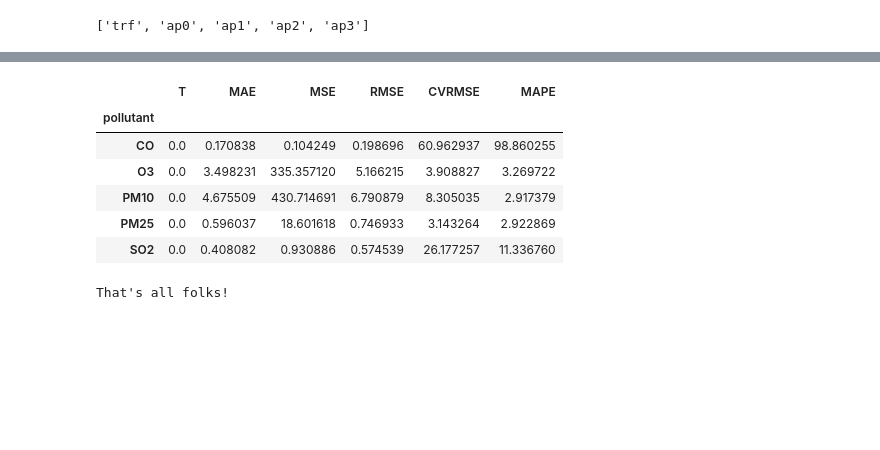
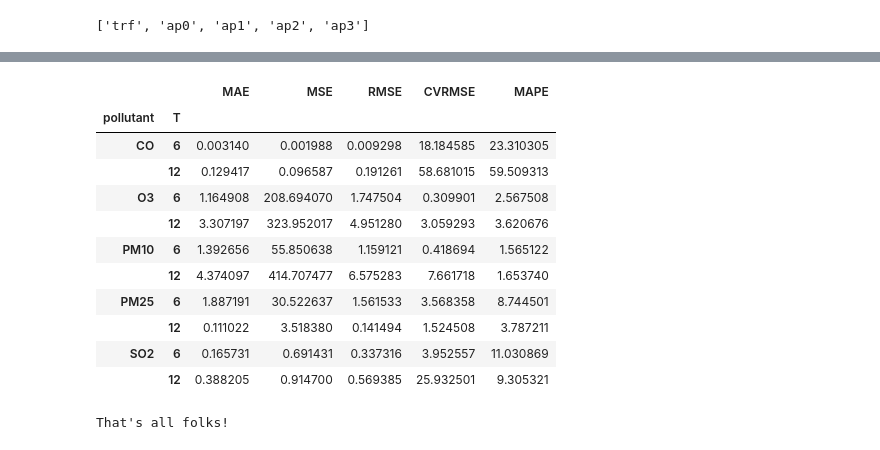
Before and after one commit to fterroso/airpollution_gnn_uca_upct, a Jupyter notebook: 05_analyze_results.ipynb, the cells around one changed output, grey strips where cells are left out. Cells and saved outputs as stored; diff of their text form; code cells hidden in the pictures; blank space fills up the shorter version.

```diff
--- a/05_analyze_results.ipynb
+++ b/05_analyze_results.ipynb
@@ -7,11 +7,12 @@ from sklearn.metrics import mean_squared_error, mean_absolute_error
 
 from airpollution_trf_graph_loader import AirpollutionDatasetLoader
 # %%
-_T= 12 #target time horizon to analyze
+T_lst= [6,12] #target time horizons to analyze
 _city= 'madrid'
+_include_trf= True # include or not traffic data as input
 
-loader= AirpollutionDatasetLoader(_city)
-dataset=loader.get_dataset(T=_T)
+loader= AirpollutionDatasetLoader(_city, _include_trf)
+dataset=loader.get_dataset(T=T_lst[0])
 
 feature_dim= loader.get_feature_dim()
 feature_dim
@@ -92,28 +98,34 @@ def compute_metrics(y_valid, y_hat):
 # %%
 metrics_by_sensors= []
 metrics_by_pollutants= []
-for k in target_nodes:
-    if k != 'trf':
-        y_true_df= y_true_dict[k]
-        y_hat_df= y_hat_dict[k]
+for _T in T_lst:
+    for k in target_nodes:
+        if k != 'trf':
+            y_true_df= y_true_dict['_'.join([str(_T),k])]
+            y_hat_df= y_hat_dict['_'.join([str(_T),k])]
 
-        #Metris by station
-        for i in range(y_true_df.shape[0]):
-            mae, mse, rmse, cvrmse, mape= compute_metrics(y_true_df.iloc[i], y_hat_df.iloc[i])
-            #print(y_true_df, y_hat_df, mae, mse, rmse, cvrmse, mape)
-            metrics_by_sensors.append((_T, k, i, mae, mse, rmse, cvrmse, mape))
+            #Metris by station
+            for i in range(y_true_df.shape[0]):
+                mae, mse, rmse, cvrmse, mape= compute_metrics(y_true_df.iloc[i], y_hat_df.iloc[i])
+                #print(y_true_df, y_hat_df, mae, mse, rmse, cvrmse, mape)
+                metrics_by_sensors.append((_T, k, i, mae, mse, rmse, cvrmse, mape))
 
-        for c in y_true_df.columns:
-            c_hat= y_hat_df[c].T
-            c_true= y_true_df[c].T
-            mae, mse, rmse, cvrmse, mape= compute_metrics(c_true, c_hat)
-            metrics_by_pollutants.append((_T, k, c, mae, mse, rmse, cvrmse, mape))
+            for c in y_true_df.columns:
+                c_hat= y_hat_df[c].T
+                c_true= y_true_df[c].T
+                mae, mse, rmse, cvrmse, mape= compute_metrics(c_true, c_hat)
+                metrics_by_pollutants.append((_T, k, c, mae, mse, rmse, cvrmse, mape))
 
 
 metrics_by_sensors_df = pd.DataFrame.from_records(metrics_by_sensors, columns='T sensor t MAE MSE RMSE CVRMSE MAPE'.split())
 metrics_by_pollutants_df = pd.DataFrame.from_records(metrics_by_pollutants, columns='T sensor pollutant MAE MSE RMSE CVRMSE MAPE'.split())
 
-metrics_by_sensors_df.to_csv(os.path.join('results',f'y_hat_{_city}_{_T}_{k}.csv'))
+_trf_str= 'trf'
+if not _include_trf:
+    _trf_str='no_trf'
+
+metrics_by_sensors_df.to_csv(os.path.join('results',f'metrics_by_sensor_{_city}_{k}_{_trf_str}.csv'))
+metrics_by_pollutants_df.to_csv(os.path.join('results',f'metrics_by_pollutant_{_city}_{k}_{_trf_str}.csv'))
 # %%
 metrics_by_sensors_df
 # %% [output]
@@ -179,13 +206,18 @@ metrics_by_pollutants_df.drop(columns='sensor').groupby('pollutant').mean()
 # %%
-metrics_by_pollutants_df.drop(columns='sensor').groupby('pollutant').std()
+metrics_by_pollutants_df.drop(columns='sensor').groupby('pollutant T'.split()).std()
 # %% [output]
-|  | T | MAE | MSE | RMSE | CVRMSE | MAPE |
-| pollutant |  |  |  |  |  |  |
-| CO | 0.0 | 0.170838 | 0.104249 | 0.198696 | 60.962937 | 98.860255 |
-| O3 | 0.0 | 3.498231 | 335.357120 | 5.166215 | 3.908827 | 3.269722 |
-| PM10 | 0.0 | 4.675509 | 430.714691 | 6.790879 | 8.305035 | 2.917379 |
-| PM25 | 0.0 | 0.596037 | 18.601618 | 0.746933 | 3.143264 | 2.922869 |
-| SO2 | 0.0 | 0.408082 | 0.930886 | 0.574539 | 26.177257 | 11.336760 |
+|  |  | MAE | MSE | RMSE | CVRMSE | MAPE |
+| pollutant | T |  |  |  |  |  |
+| CO | 6 | 0.003140 | 0.001988 | 0.009298 | 18.184585 | 23.310305 |
+|  | 12 | 0.129417 | 0.096587 | 0.191261 | 58.681015 | 59.509313 |
+| O3 | 6 | 1.164908 | 208.694070 | 1.747504 | 0.309901 | 2.567508 |
+|  | 12 | 3.307197 | 323.952017 | 4.951280 | 3.059293 | 3.620676 |
+| PM10 | 6 | 1.392656 | 55.850638 | 1.159121 | 0.418694 | 1.565122 |
+|  | 12 | 4.374097 | 414.707477 | 6.575283 | 7.661718 | 1.653740 |
+| PM25 | 6 | 1.887191 | 30.522637 | 1.561533 | 3.568358 | 8.744501 |
+|  | 12 | 0.111022 | 3.518380 | 0.141494 | 1.524508 | 3.787211 |
+| SO2 | 6 | 0.165731 | 0.691431 | 0.337316 | 3.952557 | 11.030869 |
+|  | 12 | 0.388205 | 0.914700 | 0.569385 | 25.932501 | 9.305321 |
 # %%
 print("That's all folks!")
 # %% [output]
```
Also changed, not shown: parts of 7 cells of this notebook, 3 other files.
